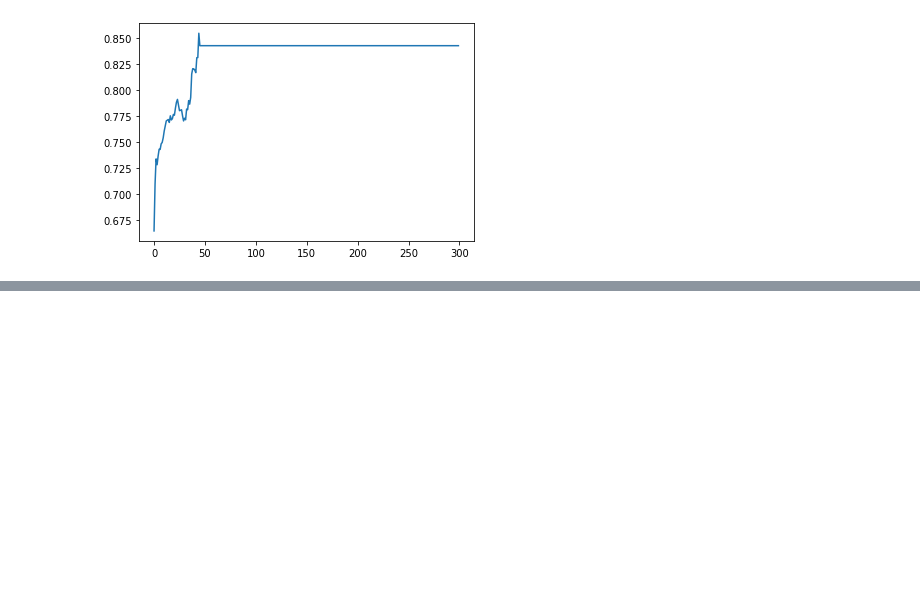
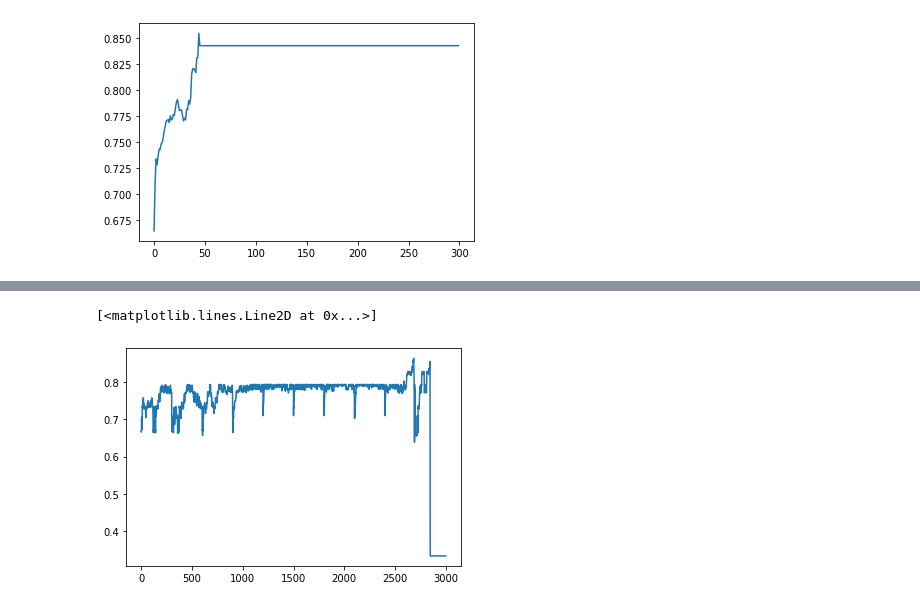
Before and after one commit to y2236li/Kiwi-Reasearch, a Jupyter notebook: 1D_Climber_Post_Trained.ipynb, the cells around one changed output, grey strips where cells are left out. Drawn from its saved outputs; the diff is of its cells as text; code cells hidden in the pictures; blank space fills up the shorter version.

```diff
--- a/1D_Climber_Post_Trained.ipynb
+++ b/1D_Climber_Post_Trained.ipynb
@@ -309,0 +431,5 @@ cur_state
+# %%
+plt.plot(reward_his) #mem_size = 1200, batch_size = 900 gamma = 0.8 with proper nomalization func
+# %% [output]
+[<matplotlib.lines.Line2D at 0x...>]
+[figure, added]
```
Also changed, not shown: parts of 45 cells of this notebook.
